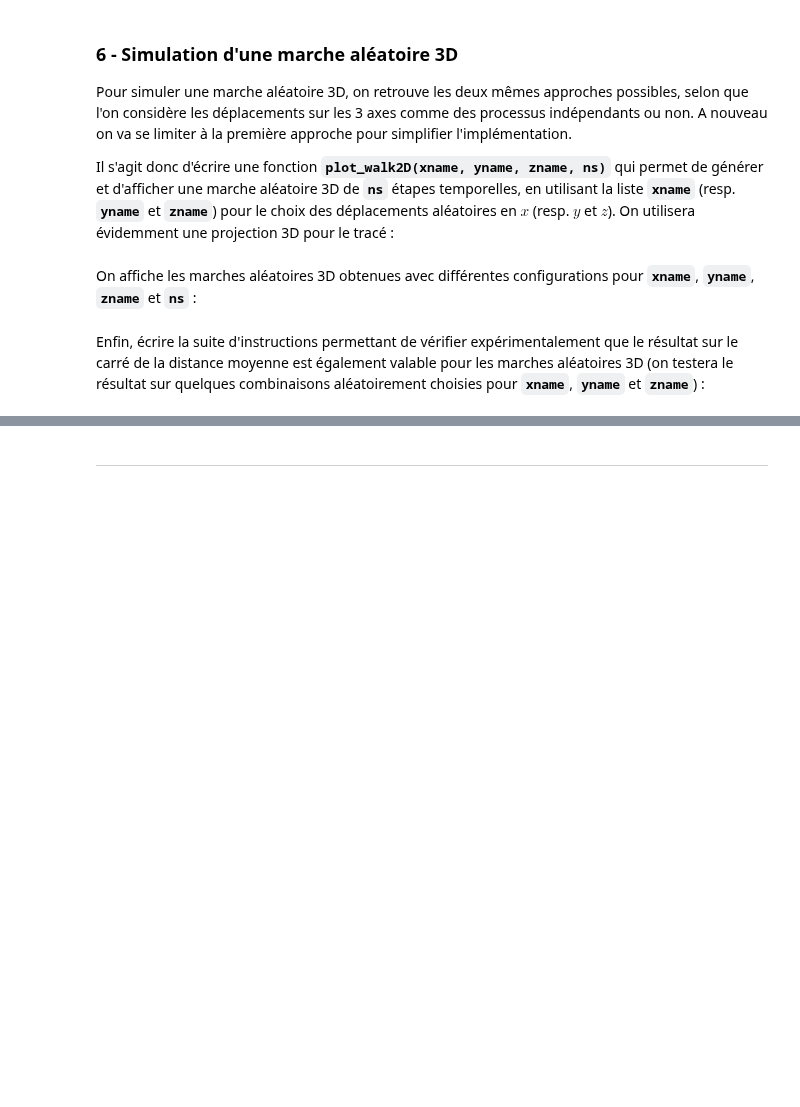
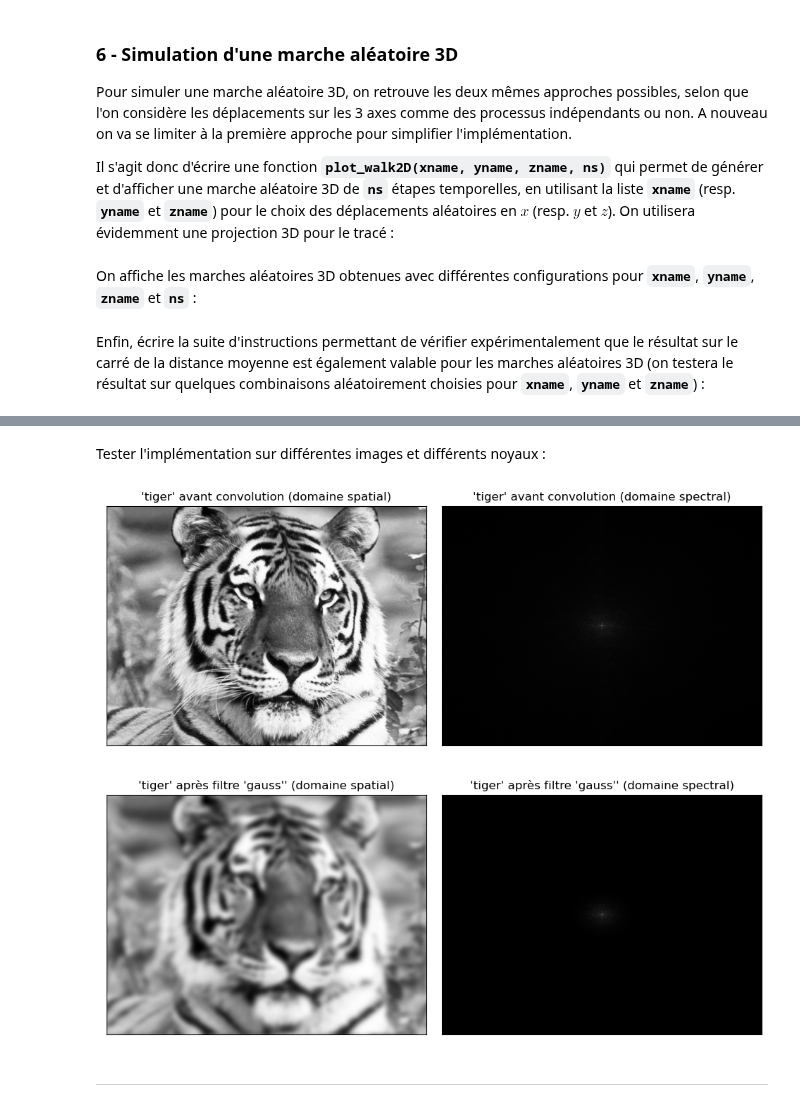
Before and after one commit to mas-outinfo/outinfo, a Jupyter notebook: E-Matplotlib.ipynb, the cells around one changed output, grey strips where cells are left out. Drawn from its saved outputs; the diff is of its cells as text; code cells hidden in the pictures; blank space fills up the shorter version.

```diff
--- a/E-Matplotlib.ipynb
+++ b/E-Matplotlib.ipynb
@@ -268,0 +492,8 @@ distances, ns, nw = {}, 2000, 5000 # nombre de pas et nombre de marches
+# %%
+def fft2D(spatial):
+  """apply Fast Fourier Transform on provided 2D spatial image (using 'np.fft' module)"""
+  return np.fft.fftshift(np.fft.fft2(spatial)) # add fftshift to center constant coefficient
+
+def ifft2D(spectral):
+  """apply Inverse Fast Fourier Transform on provided 2D spectral image (using 'np.fft' module)"""
+  return np.fft.ifft2(spectral)
@@ -269,2 +568,30 @@ distances, ns, nw = {}, 2000, 5000 # nombre de pas et nombre de marches
+# %%
+def show_convolution(iname, kname, ratio=1):
+  """apply convolution kernel on grayscale image, and show corresponding spatial and spectral images"""
+  image = images[iname]; kernel = kernels[kname] # get image and kernel from names
+  show_fft(image, f"'{iname}' avant convolution") # show initial image
+  imageFFT = fft2D(image) # compute spectral version of initial image (= apply FFT)
+  m, n = image.shape # get image size
+
+  # first option : apply kernel in spectral domain = generate kernelFFT directly
+  kernelFFT = kernel(n, m, ratio, ratio) # generate spectral version of provided kernel function
+
+  # second option : apply kernel in spatial domain = generate kernel then apply FFT
+  #kernel = kernel(n, m, ratio, ratio) # generate spatial version of provided kernel function
+  #kernelFFT = fft2D(kernel) # get spectral version of kernel
+
+  convolFFT = imageFFT * kernelFFT # get spectral version of convolution image (= multiply by kernelFFT)
+  convol = np.abs(ifft2D(convolFFT)) # get spatial version of convolution image (= apply IFFT)
+  show_fft(convol, f"'{iname}' après filtre '{kname}''") # show final image
+# %% [markdown]
+Tester l'implémentation sur différentes images et différents noyaux :
+# %%
+show_convolution('tiger', 'gauss', 0.1)
+#show_convolution('grid', 'disk', 0.75)
+#show_convolution('noise', 'cone', 0.25)
+#show_convolution('normal', 'pyramid', 0.5)
+# %% [output]
+[figure, added]
+[figure, added]
 # %% [markdown]
 ---
```
Also changed, not shown: parts of 52 cells of this notebook.
